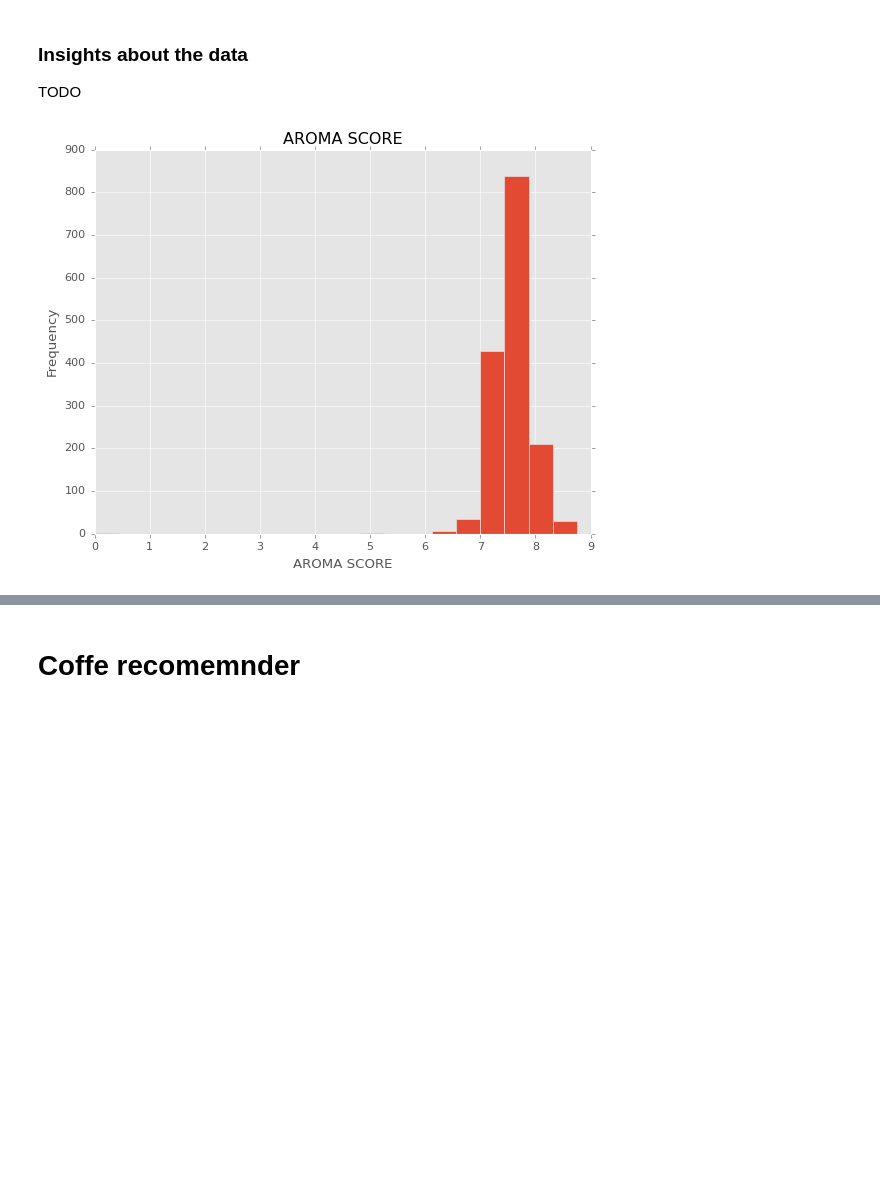
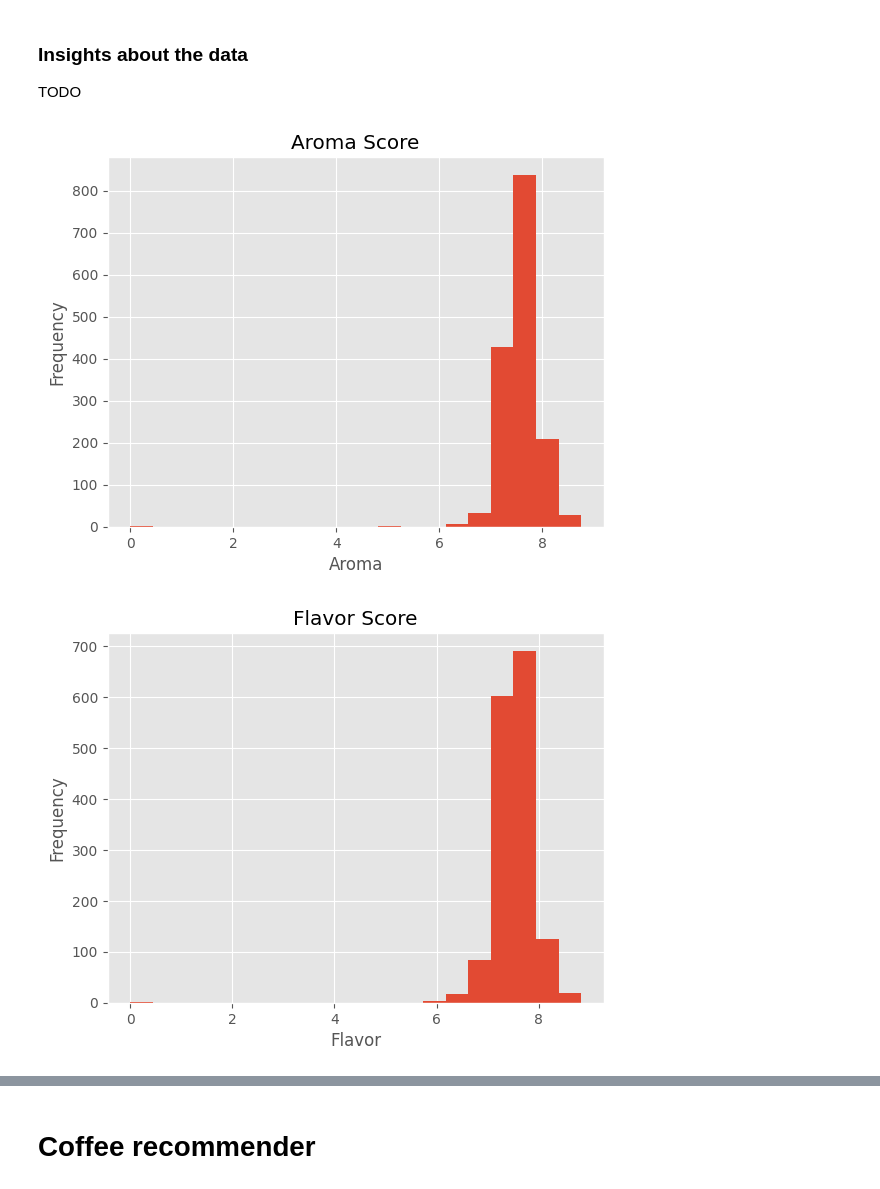
Before and after one commit to lukpares/coffee, a Jupyter notebook: coffee.ipynb, the cells around one changed output, grey strips where cells are left out. Saved outputs shown, nothing was run; the diff lists cells and outputs as text; code cells hidden in the pictures; blank space fills up the shorter version.

```diff
--- a/coffee.ipynb
+++ b/coffee.ipynb
@@ -132,12 +142,14 @@ df_coffee.describe()
 TODO
 # %%
 import matplotlib.pyplot as plt
-x = "Aroma"
-bins=20
+
+coffee_score = ["Aroma","Flavor","Aftertaste","Acidity","Body","Balance","Uniformity","Clean Cup","Sweetness"]
 plt.style.use('ggplot')
 
-ax = df_coffee[x].plot(kind='hist', bins=bins, title= f'{x} Score'.upper())
-ax.set_xlabel(f"{x} Score".upper())
-plt.show()
+for column in coffee_score:
+  ax = df_coffee[column].plot(kind='hist', bins=20, title= f'{column} Score')
+  ax.set_xlabel(f"{column}")
+  plt.show()
 # %% [output]
-[figure, old version]
+[figure, new version]
+[figure, added]
@@ -144,2 +162,0 @@ plt.show()
-# %% [markdown]
-# Coffe recomemnder
@@ -145,0 +165,2 @@ plt.show()
+# %% [markdown]
+# Coffee recommender
```
Also changed, not shown: parts of 10 cells of this notebook.
